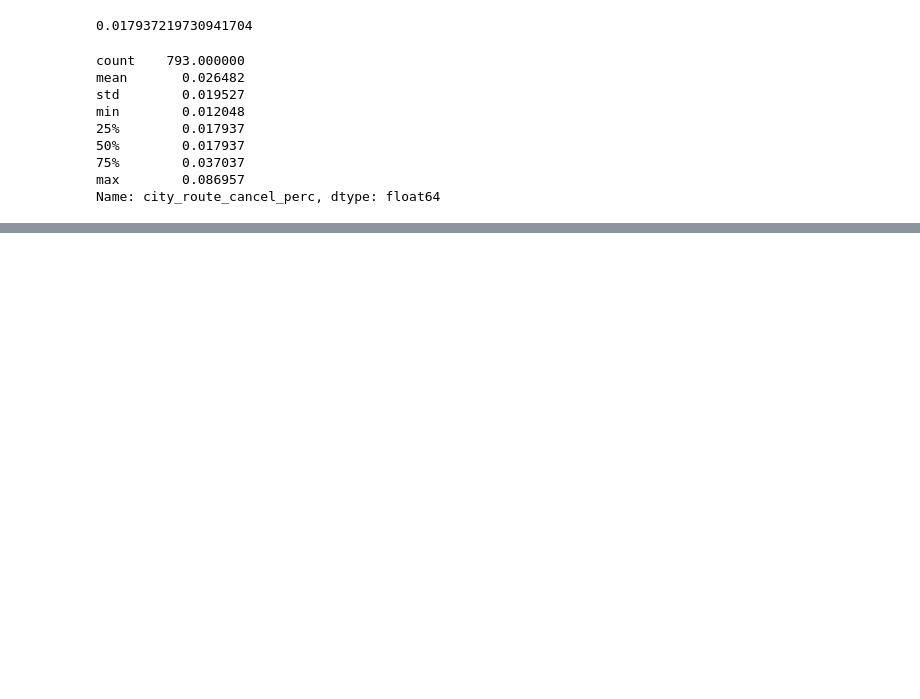
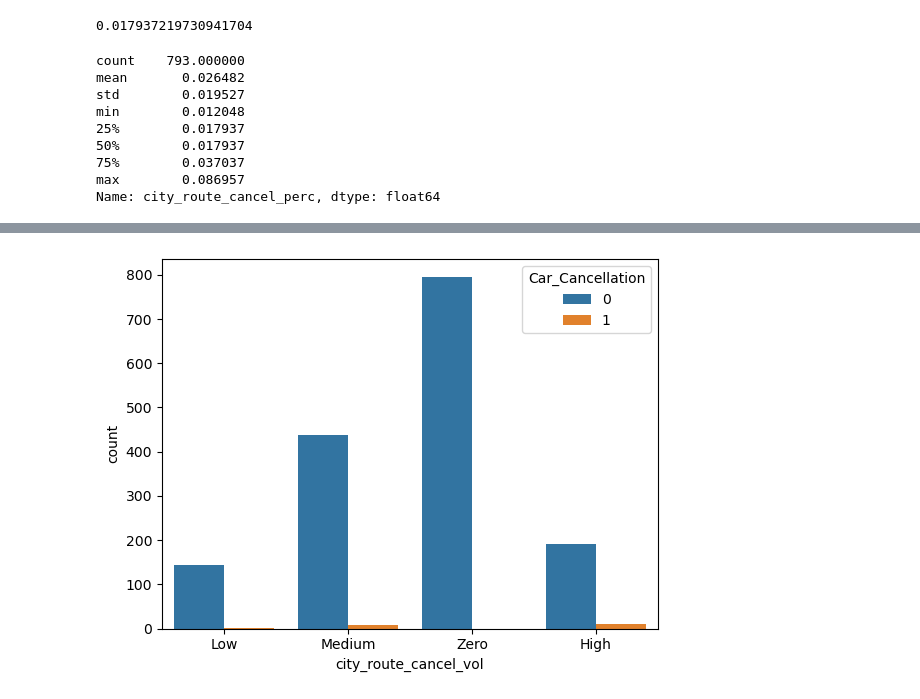
Before and after one commit to sudhirjangra/your_cab_data_analysis, a Jupyter notebook: your_cabs_data_analysis.ipynb, the cells around one changed output, grey strips where cells are left out. Cells and saved outputs as stored; diff of their text form; code cells hidden in the pictures; blank space fills up the shorter version.

```diff
--- a/your_cabs_data_analysis.ipynb
+++ b/your_cabs_data_analysis.ipynb
@@ -503,0 +632,5 @@ tt1.sample(5)
+# %%
+sns.countplot(x='city_route_cancel_vol',hue='Car_Cancellation', data=tt1)
+plt.show()
+# %% [output]
+[figure, added]
```
Also changed, not shown: parts of 58 cells of this notebook, 1 other file.
